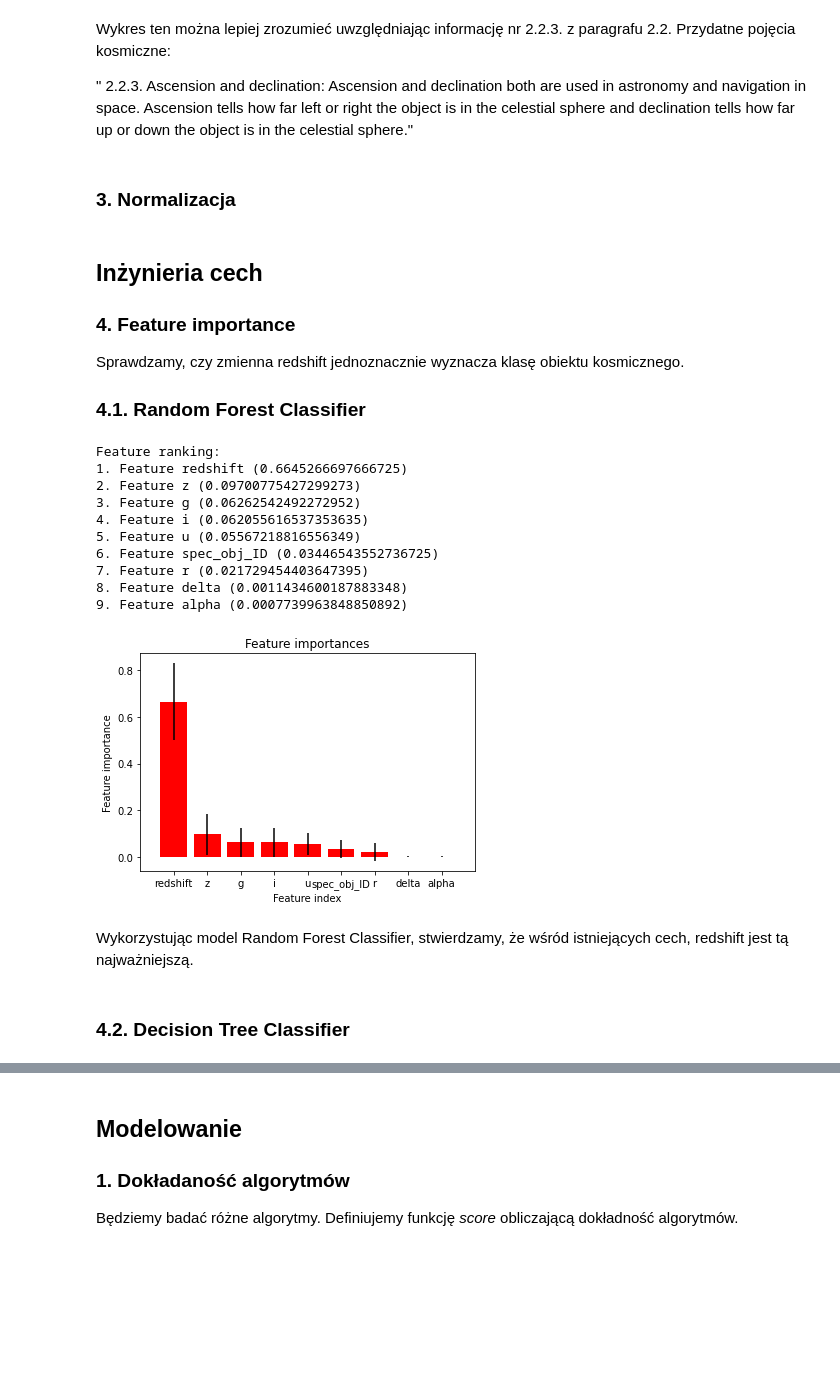
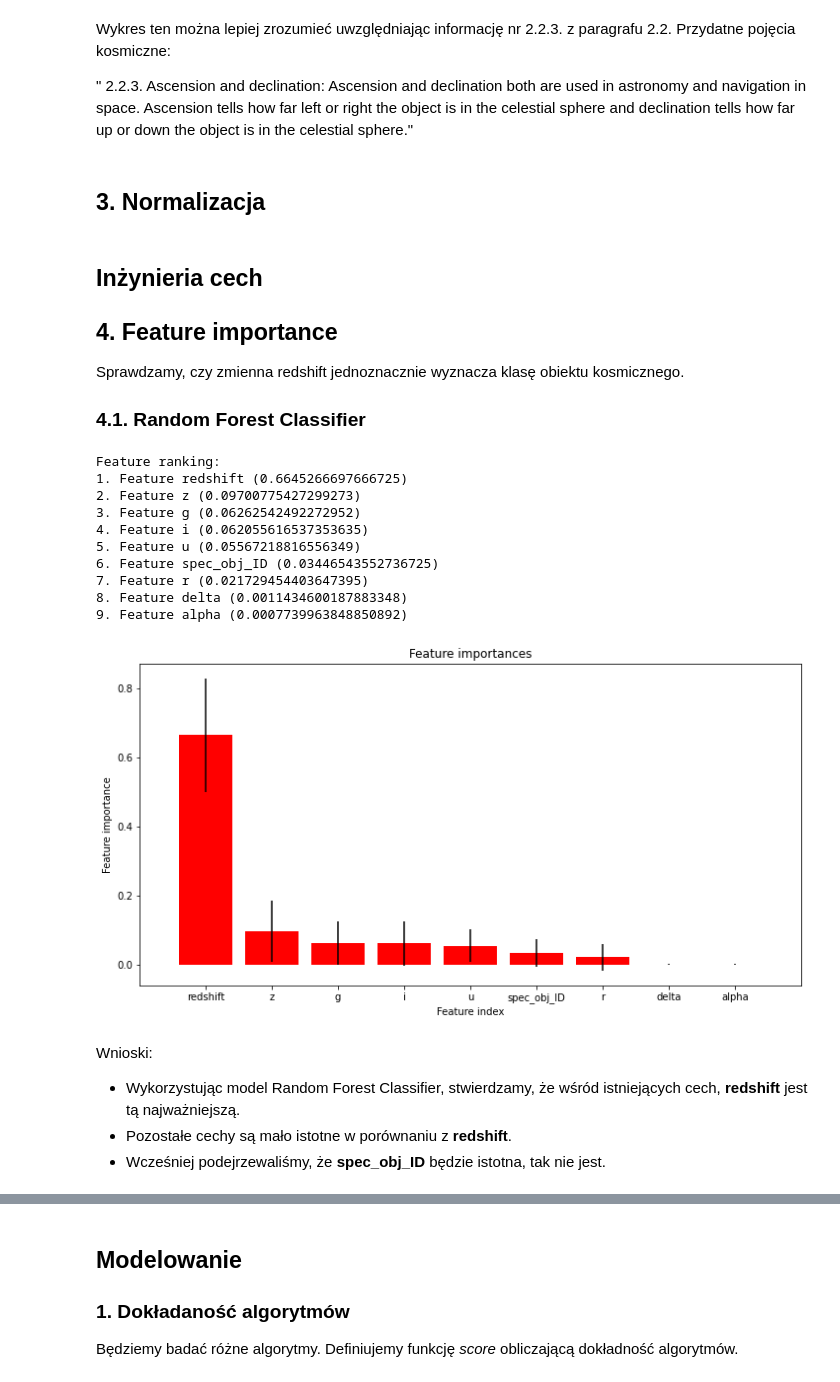
Before and after one commit to GasparSekula/StellarClassificationML, a Jupyter notebook: budowa_krok_2_4.ipynb, the cells around one changed output, grey strips where cells are left out. Cells and saved outputs as stored; diff of their text form; code cells hidden in the pictures; blank space fills up the shorter version.

Commit message:
5. nowe cechy + wnioski

```diff
--- a/budowa_krok_2_4.ipynb
+++ b/budowa_krok_2_4.ipynb
@@ -125,7 +131,7 @@ Wykres ten można lepiej zrozumieć uwzględniając informację nr 2.2.3. z para
 
 " 2.2.3. Ascension and declination: Ascension and declination both are used in astronomy and navigation in space. Ascension tells how far left or right the object is in the celestial sphere and declination tells how far up or down the object is in the celestial sphere."
 # %% [markdown]
-### 3. Normalizacja
+## 3. Normalizacja
 # %%
 from sklearn.preprocessing import MinMaxScaler
 scaling = MinMaxScaler()
@@ -133,50 +139,46 @@ X = scaling.fit_transform(X)
 X_test = scaling.transform(X_test)
 # %% [markdown]
 ##  Inżynieria cech
-### 4. Feature importance
+## 4. Feature importance
 Sprawdzamy, czy zmienna redshift jednoznacznie wyznacza klasę obiektu kosmicznego.
 ### 4.1. Random Forest Classifier
 # %%
 # train random forest classifier
-from sklearn.ensemble import RandomForestClassifier
-from sklearn.metrics import accuracy_score
-from sklearn.metrics import confusion_matrix
-from sklearn.metrics import classification_report
-
 clf = RandomForestClassifier(n_estimators=100, max_depth=5, random_state=42)
 clf.fit(X, y)
 
 # get feature importances from the model
 feature_importances = clf.feature_importances_
 std = np.std([tree.feature_importances_ for tree in clf.estimators_], axis=0)
 indices = np.argsort(feature_importances)[::-1]
 
 # Print feature ranking and name the features
 print("Feature ranking:")
 for f in range(X.shape[1]):
     print(f"{f + 1}. Feature {imp_cols[indices[f]]} ({feature_importances[indices[f]]})")
 
-plt.figure()
+plt.figure(figsize=(12,6))
 plt.title("Feature importances")
 plt.bar(range(X.shape[1]), feature_importances[indices], color="r", yerr=std[indices], align="center")
 plt.xticks(range(X.shape[1]), [imp_cols[i] for i in indices])
 plt.xlim([-1, X.shape[1]])
 plt.xlabel("Feature index")
 plt.ylabel("Feature importance")
 plt.show()
 # %% [output]
 Feature ranking:
 1. Feature redshift (0.6645266697666725)
 2. Feature z (0.09700775427299273)
 3. Feature g (0.06262542492272952)
 4. Feature i (0.062055616537353635)
 5. Feature u (0.05567218816556349)
 6. Feature spec_obj_ID (0.03446543552736725)
 7. Feature r (0.021729454403647395)
 8. Feature delta (0.0011434600187883348)
 9. Feature alpha (0.0007739963848850892)
-[figure, old version]
+[figure, new version]
 # %% [markdown]
-Wykorzystując model Random Forest Classifier, stwierdzamy, że wśród istniejących cech, redshift jest tą najważniejszą.
+Wnioski:
+- Wykorzystując model Random Forest Classifier, stwierdzamy, że wśród istniejących cech, **redshift** jest tą najważniejszą.
+- Pozostałe cechy są mało istotne w porównaniu z **redshift**.
+- Wcześniej podejrzewaliśmy, że **spec_obj_ID** będzie istotna, tak nie jest.
-# %% [markdown]
-### 4.2. Decision Tree Classifier
```
Also changed, not shown: parts of 21 cells of this notebook.
